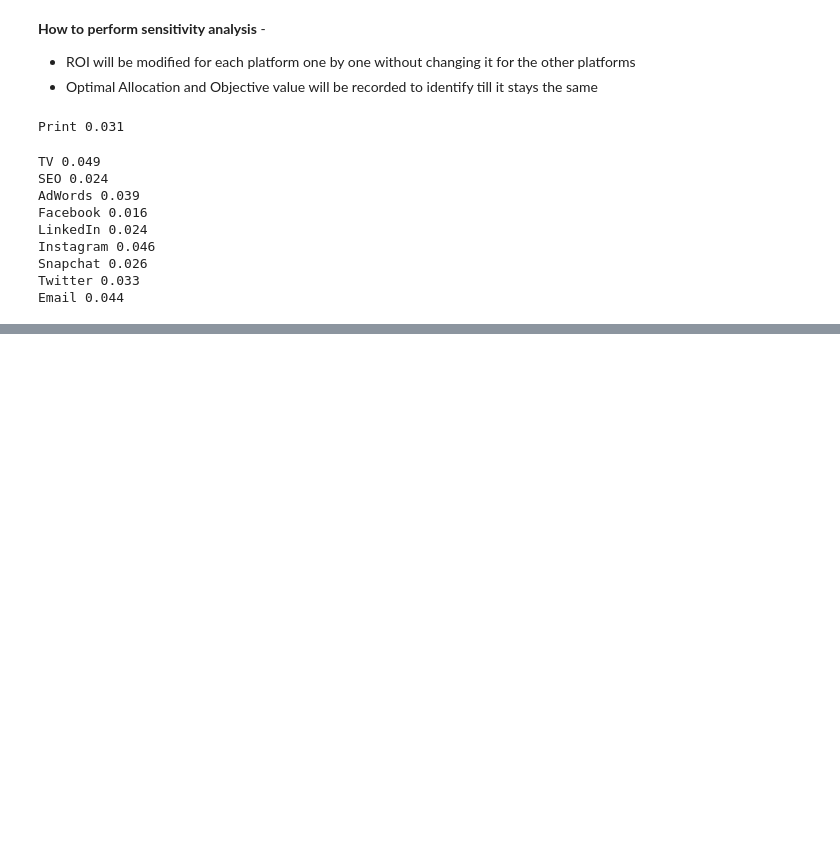
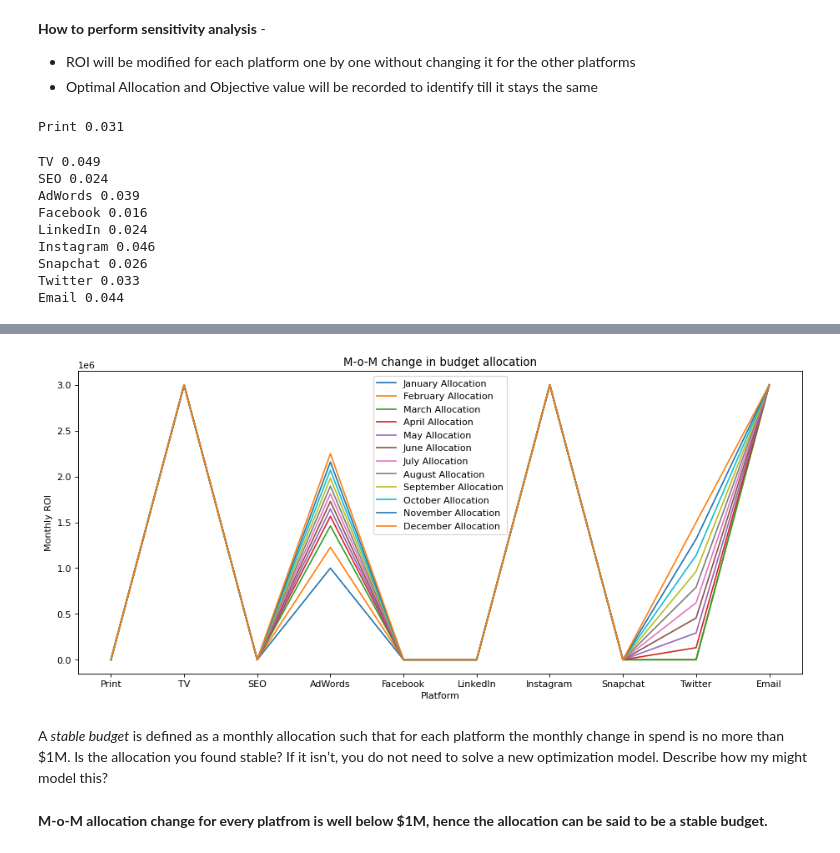
Before and after one commit to vicgpt/Optimization, a Jupyter notebook: project_1/Marketing-Budget-Allocation.ipynb, the cells around one changed output, grey strips where cells are left out. Drawn from its saved outputs; the diff is of its cells as text; code cells hidden in the pictures; blank space fills up the shorter version.

```diff
--- a/project_1/Marketing-Budget-Allocation.ipynb
+++ b/project_1/Marketing-Budget-Allocation.ipynb
@@ -427,0 +490,23 @@ output_df
+# %%
+# plot size
+plt.figure(figsize=(14, 6), dpi=80)
+
+# plotting each months allocation
+for i in months:
+    plt.plot(monthly_allocation_df.iloc[:, 0].values, monthly_allocation_df.iloc[:, i].values,
+             label=monthly_allocation_df.columns[i])
+
+
+# adding title and axis names
+plt.xlabel('Platform')
+plt.ylabel('Monthly ROI')
+plt.title('M-o-M change in budget allocation')
+plt.legend()
+plt.savefig('figure/mom_allocation_change.jpeg')
+plt.show()
+# %% [output]
+[figure, added]
+# %% [markdown]
+A *stable budget* is defined as a monthly allocation such that for each platform the monthly change in spend is no more than $1M. Is the allocation you found stable? If it isn’t, you do not need to solve a new optimization model.  Describe how my might model this?
+# %% [markdown]
+**M-o-M allocation change for every platfrom is well below $1M, hence the allocation can be said to be a stable budget.**
```
Also changed, not shown: parts of 26 cells of this notebook.
